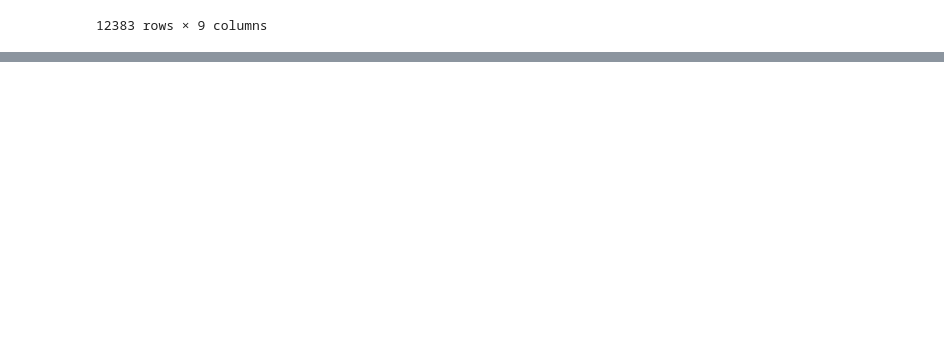
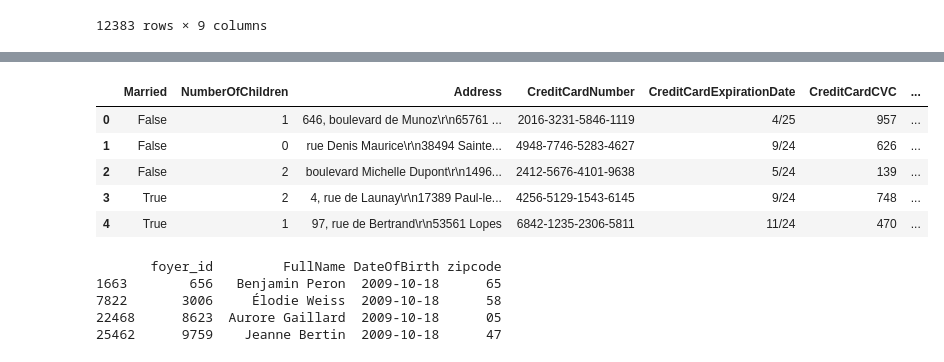
Before and after one commit to iliasslasri/DirectAssurance-Hackathon, a Jupyter notebook: ReIdentification_Sujet/ReIdentification_Sujet_Iliass.ipynb, the cells around one changed output, grey strips where cells are left out. Drawn from its saved outputs; the diff is of its cells as text; code cells hidden in the pictures; blank space fills up the shorter version.

```diff
--- a/ReIdentification_Sujet/ReIdentification_Sujet_Iliass.ipynb
+++ b/ReIdentification_Sujet/ReIdentification_Sujet_Iliass.ipynb
@@ -100,0 +153,37 @@ clients_exo
+# %%
+from datetime import datetime, timedelta
+
+def calculate_birth_date(driving_license_date, driving_license_age):
+    # Convert the driving license date to a datetime object
+    license_date = datetime.strptime(driving_license_date, '%Y-%m-%d')
+
+    # Calculate the birth date by subtracting the age from the license acquisition date
+    birth_date = license_date - timedelta(days=365 * driving_license_age)
+
+    # Format the birth date as YYYY-MM-DD
+    formatted_birth_date = birth_date.strftime('%Y-%m-%d')
+
+    return formatted_birth_date
+
+clients_exo["birth_year"] = clients_exo.apply(lambda row: calculate_birth_date(row["DrivingLicenseDateObtained"], row["DrivingLicenseAgeObtained"]), axis=1)
+
+clients_exo.head()
+# %% [output]
+|  | Married | NumberOfChildren | Address | CreditCardNumber | CreditCardExpirationDate | CreditCardCVC | ... |
+| 0 | False | 1 | 646, boulevard de Munoz\r\n65761 ... | 2016-3231-5846-1119 | 4/25 | 957 | ... |
+| 1 | False | 0 | rue Denis Maurice\r\n38494 Sainte... | 4948-7746-5283-4627 | 9/24 | 626 | ... |
+| 2 | False | 2 | boulevard Michelle Dupont\r\n1496... | 2412-5676-4101-9638 | 5/24 | 139 | ... |
+| 3 | True | 2 | 4, rue de Launay\r\n17389 Paul-le... | 4256-5129-1543-6145 | 9/24 | 748 | ... |
+| 4 | True | 1 | 97, rue de Bertrand\r\n53561 Lopes | 6842-1235-2306-5811 | 11/24 | 470 | ... |
+# %%
+foyers_df['DateOfBirth'] = pd.to_datetime(foyers_df['DateOfBirth'])
+
+filtered_df = foyers_df[foyers_df['DateOfBirth'].dt.date == pd.to_datetime('2009-10-18').date()]
+
+print(filtered_df)
+# %% [output]
+       foyer_id         FullName DateOfBirth zipcode
+1663        656   Benjamin Peron  2009-10-18      65
+7822       3006     Élodie Weiss  2009-10-18      58
+22468      8623  Aurore Gaillard  2009-10-18      05
+25462      9759    Jeanne Bertin  2009-10-18      47
```
Also changed, not shown: parts of 2 cells of this notebook.
